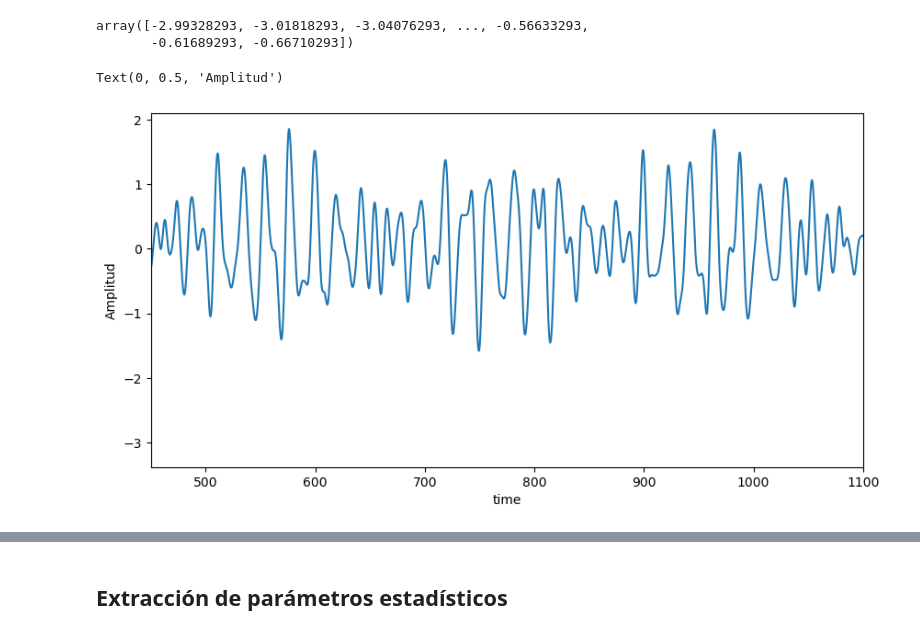
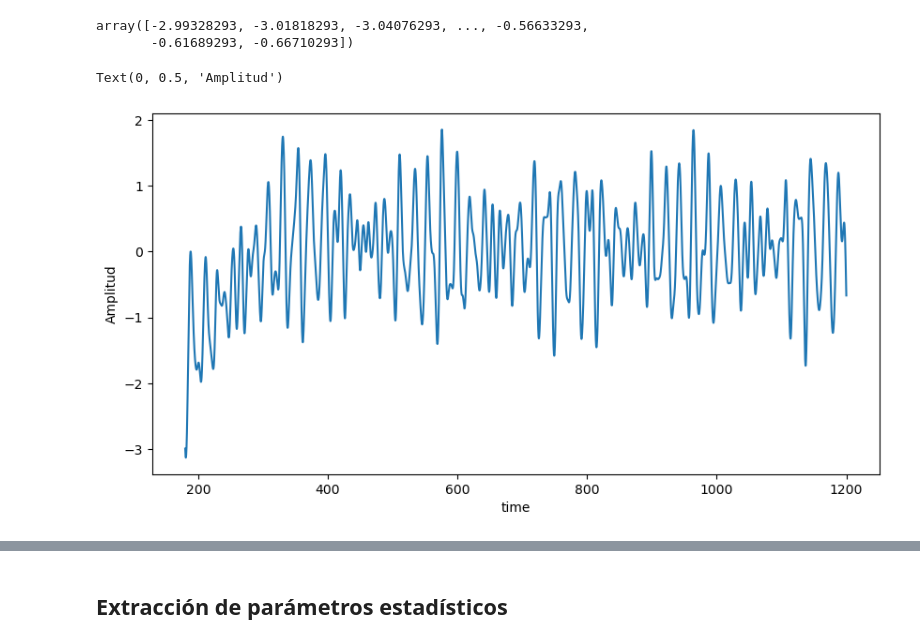
Before and after one commit to arturodmor/Mooring_anomaly_detector, a Jupyter notebook: notebooks/code_approaches/crear_df.ipynb, the cells around one changed output, grey strips where cells are left out. Cells and saved outputs as stored; diff of their text form; code cells hidden in the pictures.

```diff
--- a/notebooks/code_approaches/crear_df.ipynb
+++ b/notebooks/code_approaches/crear_df.ipynb
@@ -18,0 +7,2 @@ with open(res_path,'rb') as res:
+# %%
+path = '/home/arturo/Documentos/Mooring_anomaly_detector/data/tdyn_seafem/simulations'
@@ -19,6 +11,5 @@ with open(res_path,'rb') as res:
 # %%
 # Escribimos la información del .res en un .txt
-txt_path = os.path.join(path,'txt','oc4__Hs2__Tp3__dir5__1.txt')
-
-with open(txt_path, 'w', encoding='utf-8') as txt_file:
-    txt_file.write(res_data)
+txt_path= os.path.join(path,'oc4__Hs2__Tp3__dir5__1.txt')
+# Almaceno los resultados del número de simulaciones empleado
+df = pd.read_csv(txt_path, sep='\t', header=4).iloc[:,:7]
@@ -43,0 +60,28 @@ df
+# %%
+for direction, dataframes in {"Surge": dataframes_surge, "Sway": dataframes_sway}.items():
+    for key, df in dataframes.items():
+        for col in df.columns[1:]:
+            df[col] = df[col] - df[col].mean()
+# %%
+for mov in movements:
+    if mov == 'Surge':
+        dataframes = dataframes_surge
+    else:
+        dataframes = dataframes_sway
+
+    # Group the data in one unique dataframe
+    df= pd.concat(dataframes.values(), axis=1)
+    df_time = df.iloc[:,0]
+    df = df.drop(df.filter(like='time[s]').columns, axis=1)
+    df.insert(0,'Time',df_time)
+
+    # the number of txt files is the same of dataframe amplitude columns. We are going to regroup with only one "freq_colum" because it is the same
+    lista_archivos = os.listdir(path)
+
+    if len(lista_archivos) == (len(df.columns) - 1):
+        df.columns = ['Time'] + lista_archivos
+
+    if mov == 'Surge':
+        df_surge = df
+    else:
+        df_sway = df
@@ -80,10 +140,10 @@ array([-2.99328293, -3.01818293, -3.04076293, ..., -0.56633293,
 # %%
 plt.figure(figsize=(10, 5))
 plt.plot(time, mov)
 #plt.title('dominio del tiempo Surge')
-plt.xlim(450,1100)
+#plt.xlim(450,1100)
 plt.xlabel('time')
 plt.ylabel('Amplitud')
 # %% [output]
 Text(0, 0.5, 'Amplitud')
-[figure, old version]
+[figure, new version]
```
Also changed, not shown: parts of 32 cells of this notebook.
